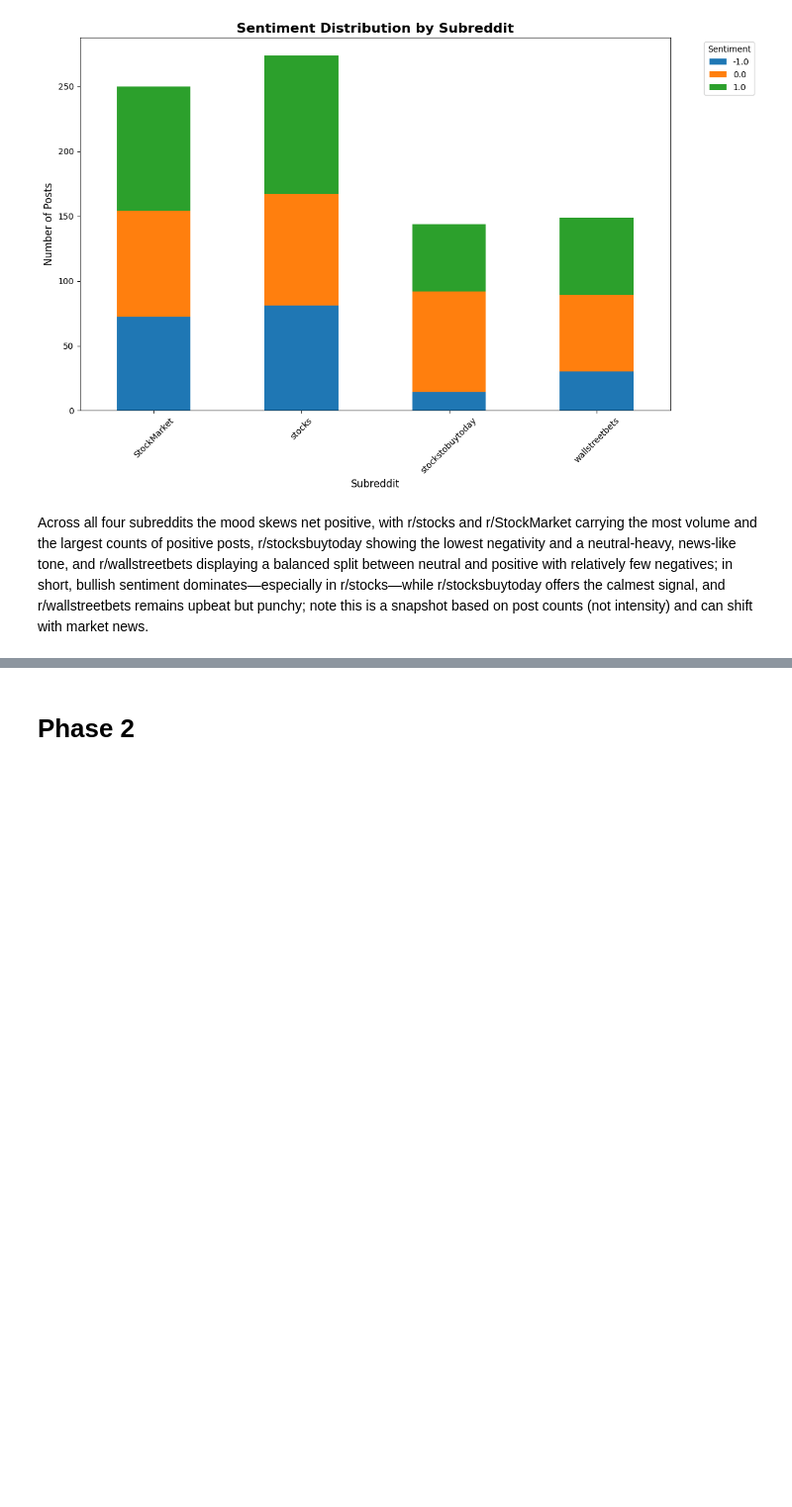
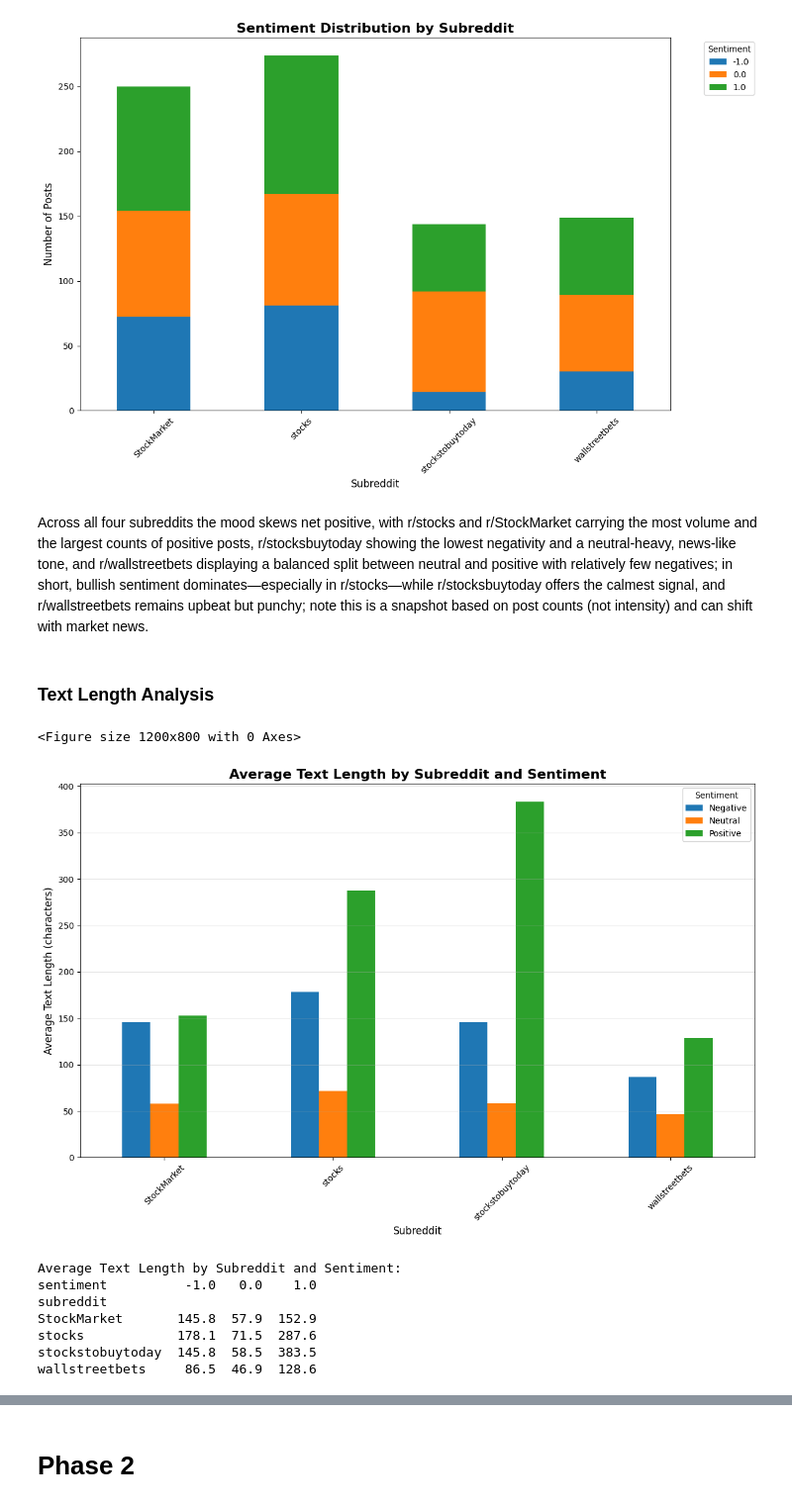
Before and after one commit to Bakuretsu05/DM2025-Lab1-Exercise, a Jupyter notebook: DM2025-Lab1-Homework.ipynb, the cells around one changed output, grey strips where cells are left out. Shown: that part at 99% size. Cells and saved outputs as stored; diff of their text form; code cells hidden in the pictures; blank space fills up the shorter version.

```diff
--- a/DM2025-Lab1-Homework.ipynb
+++ b/DM2025-Lab1-Homework.ipynb
@@ -505,3 +505,35 @@ plt.show()
 [figure]
 # %% [markdown]
 Across all four subreddits the mood skews net positive, with r/stocks and r/StockMarket carrying the most volume and the largest counts of positive posts, r/stocksbuytoday showing the lowest negativity and a neutral-heavy, news-like tone, and r/wallstreetbets displaying a balanced split between neutral and positive with relatively few negatives; in short, bullish sentiment dominates—especially in r/stocks—while r/stocksbuytoday offers the calmest signal, and r/wallstreetbets remains upbeat but punchy; note this is a snapshot based on post counts (not intensity) and can shift with market news.
+# %% [markdown]
+### Text Length Analysis
+# %%
+# Calculate average text length by sentiment and subreddit
+avg_length = df.groupby(['subreddit', 'sentiment'])['text_length'].mean().unstack()
+
+# Create the visualization
+plt.figure(figsize=(12, 8))
+avg_length.plot(kind='bar', figsize=(12, 8))
+
+plt.title('Average Text Length by Subreddit and Sentiment', fontsize=16, fontweight='bold')
+plt.xlabel('Subreddit', fontsize=12)
+plt.ylabel('Average Text Length (characters)', fontsize=12)
+plt.legend(title='Sentiment', labels=['Negative', 'Neutral', 'Positive'])
+plt.xticks(rotation=45)
+plt.grid(axis='y', alpha=0.3)
+plt.tight_layout()
+plt.show()
+
+# Print the actual values for reference
+print("Average Text Length by Subreddit and Sentiment:")
+print(avg_length.round(1))
+# %% [output]
+<Figure size 1200x800 with 0 Axes>
+[figure, added]
+Average Text Length by Subreddit and Sentiment:
+sentiment          -1.0   0.0    1.0
+subreddit
+StockMarket       145.8  57.9  152.9
+stocks            178.1  71.5  287.6
+stockstobuytoday  145.8  58.5  383.5
+wallstreetbets     86.5  46.9  128.6
```
Also changed, not shown: parts of 2 cells of this notebook, 3 other files.
